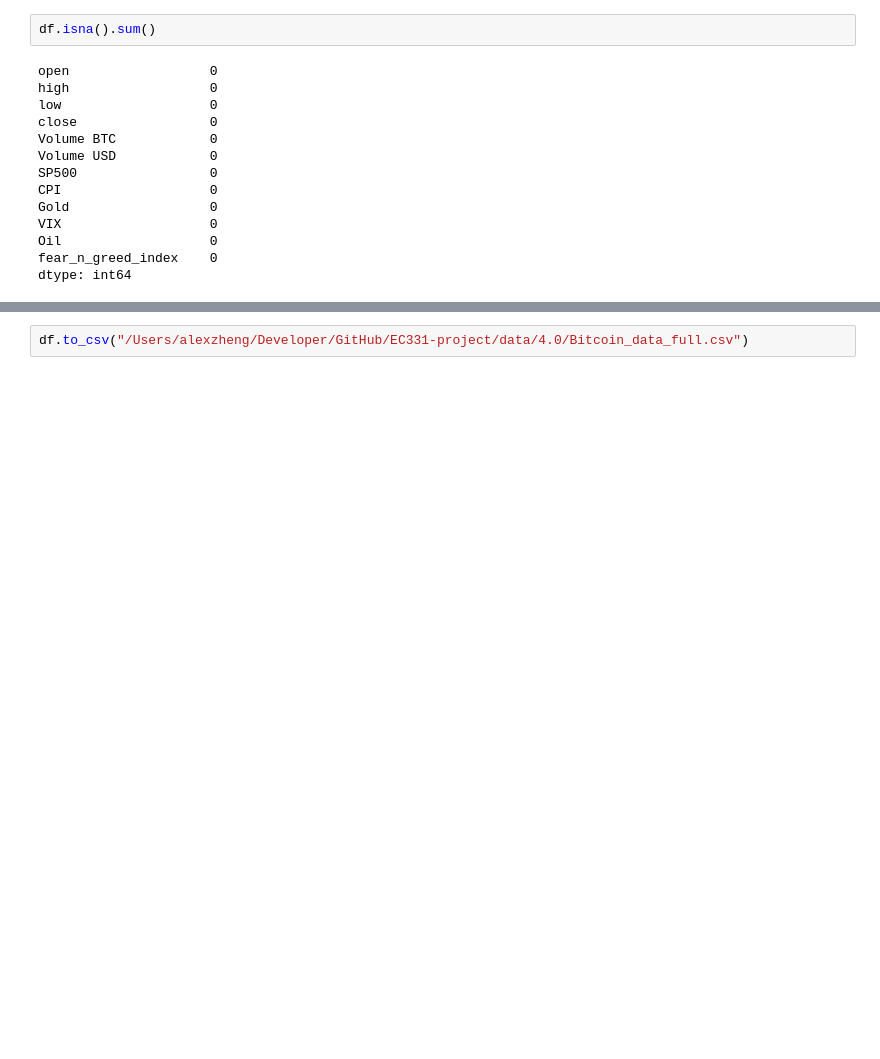
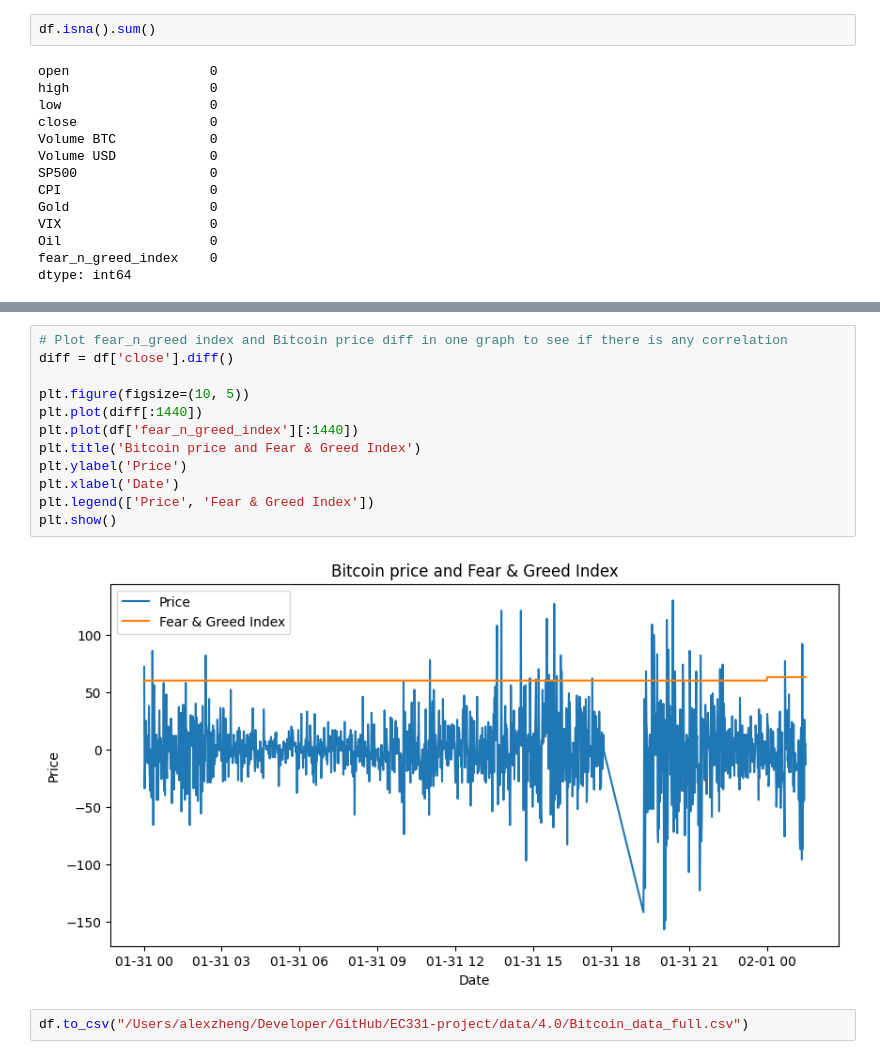
Before and after one commit to alexzheng123/EC331-project, a Jupyter notebook: code/4.0/combine_data.ipynb, the cells around one changed output, grey strips where cells are left out. Drawn from its saved outputs; the diff is of its cells as text; blank space fills up the shorter version.

```diff
--- a/code/4.0/combine_data.ipynb
+++ b/code/4.0/combine_data.ipynb
@@ -179,2 +202,16 @@ dtype: int64
+# %%
+# Plot fear_n_greed index and Bitcoin price diff in one graph to see if there is any correlation
+diff = df['close'].diff()
+
+plt.figure(figsize=(10, 5))
+plt.plot(diff[:1440])
+plt.plot(df['fear_n_greed_index'][:1440])
+plt.title('Bitcoin price and Fear & Greed Index')
+plt.ylabel('Price')
+plt.xlabel('Date')
+plt.legend(['Price', 'Fear & Greed Index'])
+plt.show()
+# %% [output]
+[figure, added]
 # %%
 df.to_csv("/Users/alexzheng/Developer/GitHub/EC331-project/data/4.0/Bitcoin_data_full.csv")
```
Also changed, not shown: parts of 3 cells of this notebook, 6 other files.
